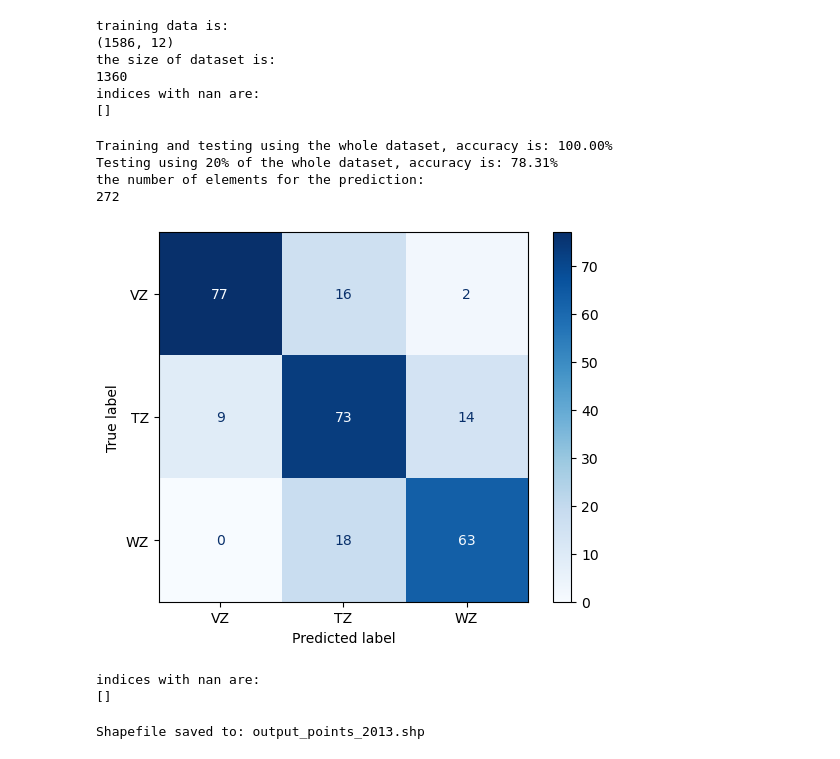
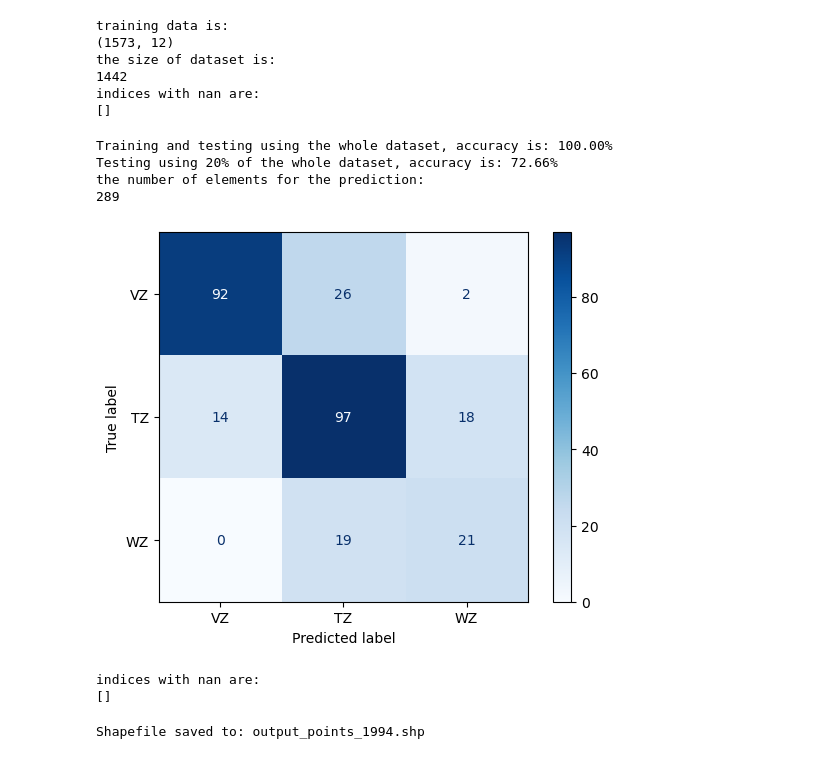
Before and after one commit to Malone-Disturbance-Ecology-Lab/ENP_WZ_Mapping, a Jupyter notebook: Model_median_values.ipynb, the cells around one changed output. Cells and saved outputs as stored; diff of their text form; code cells hidden in the pictures.

Commit message:
new median code

```diff
--- a/Model_median_values.ipynb
+++ b/Model_median_values.ipynb
@@ -37,7 +37,7 @@ def count_non_nan_values(array):
         # Convert to NumPy array and count non-NaN values
         return np.sum(~np.isnan(np.array(numeric_values, dtype=float)))
 
-def data_prep(path, file, year, cutoff=0, direction=0, cutlon=0, sensor = 1):
+def data_prep(path, file, cutoff=0, direction=0, cutlon=0, sensor = 1):
     ####### filter the data with 015042 index ######
     df = pd.read_csv(path + file)
     df['ID'] = range(0, len(df))  # Generates IDs starting from 1
@@ -182,26 +182,26 @@ def export_mispred_to_kml(coord, mispred, output_path):
     kml.save(output_path)
     print(f"KML file saved at: {output_path}")
 # %%
-X_2013, y_2013, coord = data_prep('/Users/bz294/Documents/WhiteZone/Points/KML/2013/', 'median_2013.csv', 2009, 0, 0, 0, 1) ## mixing 2022 Mar and 2023 Feb
-X_2013 = X_2013.astype(float)
-rows_with_nan = np.any(np.isnan(X_2013), axis=1)
+X_1994, y_1994, coord = data_prep('/Users/bz294/Documents/WhiteZone/Points/KML/1994/', 'median.csv', 0, 0, 0, 1) ## mixing 2022 Mar and 2023 Feb
+X_1994 = X_1994.astype(float)
+rows_with_nan = np.any(np.isnan(X_1994), axis=1)
 indices_with_nan = np.where(rows_with_nan)[0]
 print("indices with nan are:")
 print(indices_with_nan)
 # %% [output]
 training data is:
-(1586, 12)
+(1573, 12)
 the size of dataset is:
-1360
+1442
 indices with nan are:
 []
 # %%
-accuracy = model_train_test(X_2013, y_2013)
+accuracy = model_train_test(X_1994, y_1994)
 # %% [output]
 Training and testing using the whole dataset, accuracy is: 100.00%
-Testing using 20% of the whole dataset, accuracy is: 78.31%
+Testing using 20% of the whole dataset, accuracy is: 72.66%
 the number of elements for the prediction:
-272
+289
-[figure, old version]
+[figure, new version]
 # %%
 ######### Regional Prediction ###################################
@@ -254,7 +254,7 @@ model.fit(X_2013, y_2013)
 # After training, the model can be used for predictions or evaluation
 y_region = model.predict(feature_cleaned)
 # %%
-filename = 'output_points_2013.shp'
+filename = 'output_points_1994.shp'
 geometry = [Point(xy) for xy in coord_utm]
 
 # Create a GeoDataFrame
@@ -269,7 +269,7 @@ gdf.to_file(output_shapefile)
 
 print(f'Shapefile saved to: {output_shapefile}')
 # %% [output]
-Shapefile saved to: output_points_2013.shp
+Shapefile saved to: output_points_1994.shp
 # %%
 shapefile_path = '/Users/bz294/Documents/WhiteZone/Points/Shapefiles/SEregion.shp'
 gdf_polygon = gpd.read_file(shapefile_path)
```
Also changed, not shown: parts of 6 cells of this notebook.
